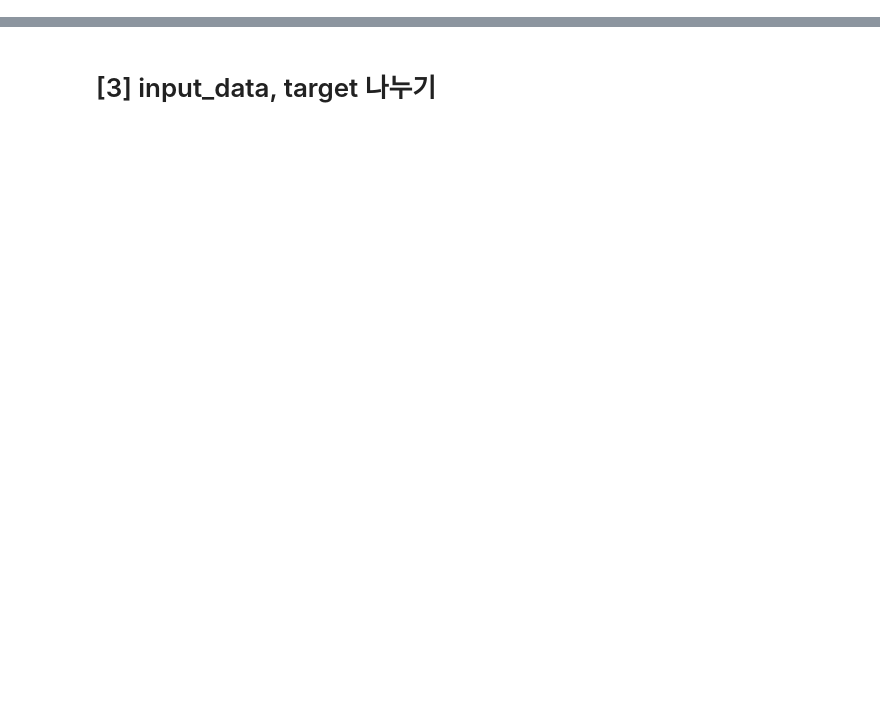
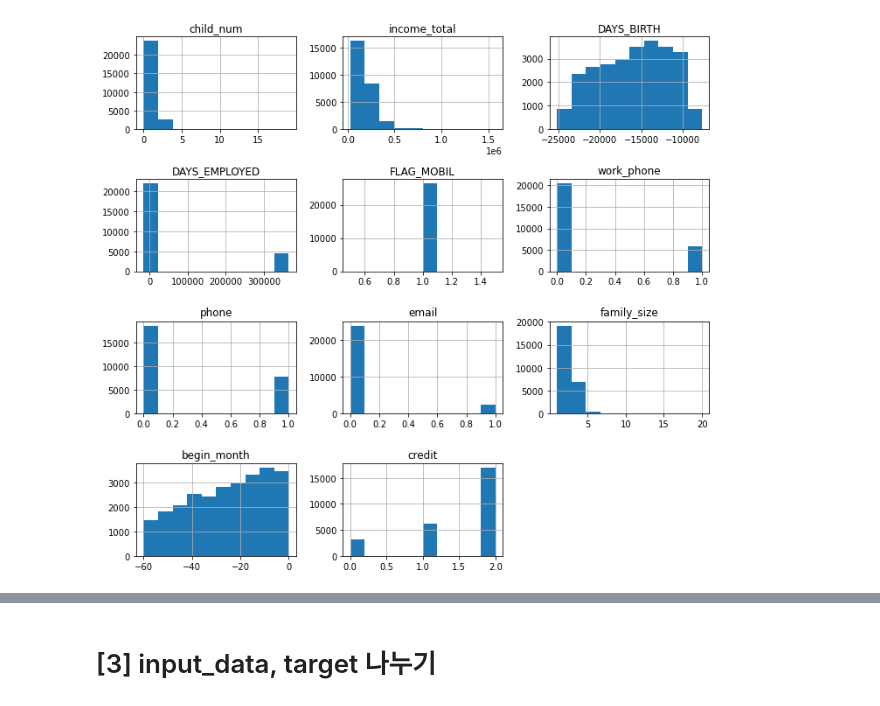
Before and after one commit to minsoo-s/KDT_Machine_Learning, a Jupyter notebook: 11th_project_ML_credit.ipynb, the cells around one changed output, grey strips where cells are left out. Cells and saved outputs as stored; diff of their text form; code cells hidden in the pictures; blank space fills up the shorter version.

```diff
--- a/11th_project_ML_credit.ipynb
+++ b/11th_project_ML_credit.ipynb
@@ -155,0 +64,3 @@ Name: occyp_type, dtype: int64
+# %%
+train = pd.read_csv('./creditcard/train.csv', index_col= 0 )
+test = pd.read_csv('./creditcard/test.csv',index_col = 0 )
@@ -155,0 +192,7 @@ Name: occyp_type, dtype: int64
+# %%
+# train
+train.hist(figsize=(10, 9))
+plt.tight_layout()
+plt.show()
+# %% [output]
+[figure, added]
```
Also changed, not shown: parts of 103 cells of this notebook.
